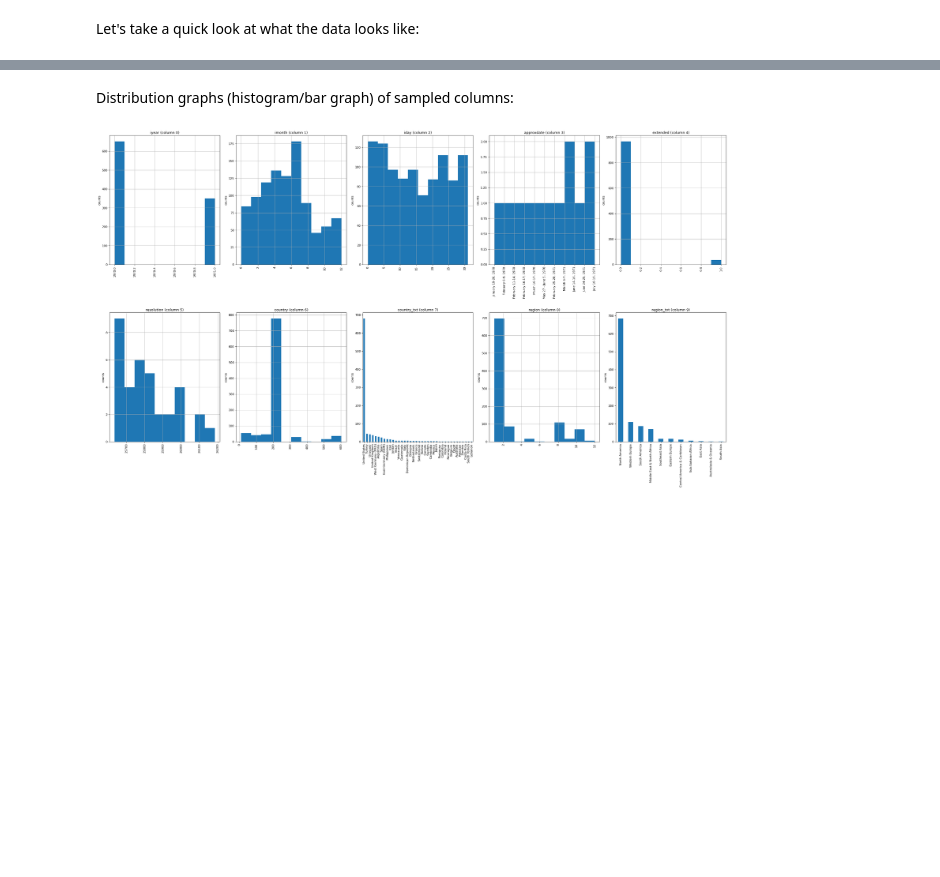
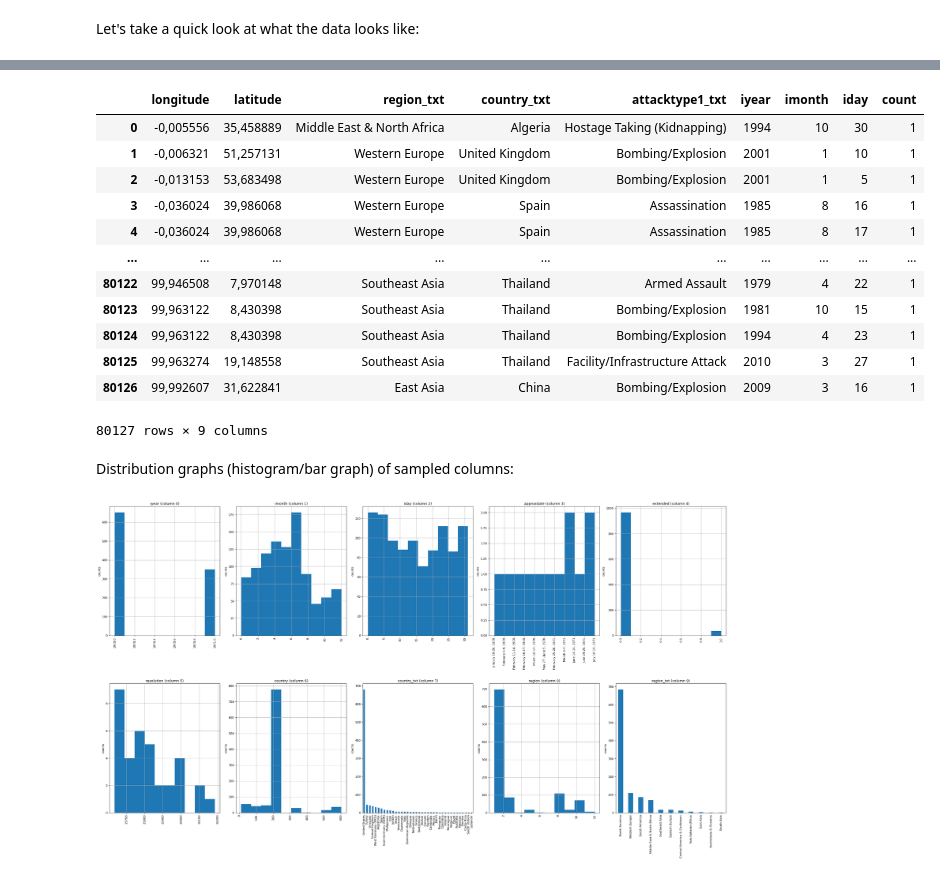
Before and after one commit to adam-petro/globalTerrorismVisualization, a Jupyter notebook: exploratory analysis and data cleaning.ipynb, the cells around one changed output, grey strips where cells are left out. Drawn from its saved outputs; the diff is of its cells as text; code cells hidden in the pictures; blank space fills up the shorter version.

```diff
--- a/exploratory analysis and data cleaning.ipynb
+++ b/exploratory analysis and data cleaning.ipynb
@@ -105,3 +110,19 @@ df1.head(5)
+# %%
+df1.groupby(['longitude','latitude','region_txt','country_txt','attacktype1_txt','iyear','imonth','iday']).size().to_frame(name="count").reset_index()
+# %% [output]
+|  | longitude | latitude | region_txt | country_txt | attacktype1_txt | iyear | imonth | iday | count |
+| 0 | -0,005556 | 35,458889 | Middle East & North Africa | Algeria | Hostage Taking (Kidnapping) | 1994 | 10 | 30 | 1 |
+| 1 | -0,006321 | 51,257131 | Western Europe | United Kingdom | Bombing/Explosion | 2001 | 1 | 10 | 1 |
+| 2 | -0,013153 | 53,683498 | Western Europe | United Kingdom | Bombing/Explosion | 2001 | 1 | 5 | 1 |
+| 3 | -0,036024 | 39,986068 | Western Europe | Spain | Assassination | 1985 | 8 | 16 | 1 |
+| 4 | -0,036024 | 39,986068 | Western Europe | Spain | Assassination | 1985 | 8 | 17 | 1 |
+| ... | ... | ... | ... | ... | ... | ... | ... | ... | ... |
+| 80122 | 99,946508 | 7,970148 | Southeast Asia | Thailand | Armed Assault | 1979 | 4 | 22 | 1 |
+| 80123 | 99,963122 | 8,430398 | Southeast Asia | Thailand | Bombing/Explosion | 1981 | 10 | 15 | 1 |
+| 80124 | 99,963122 | 8,430398 | Southeast Asia | Thailand | Bombing/Explosion | 1994 | 4 | 23 | 1 |
+| 80125 | 99,963274 | 19,148558 | Southeast Asia | Thailand | Facility/Infrastructure Attack | 2010 | 3 | 27 | 1 |
+| 80126 | 99,992607 | 31,622841 | East Asia | China | Bombing/Explosion | 2009 | 3 | 16 | 1 |
+80127 rows × 9 columns
 # %% [markdown]
 Distribution graphs (histogram/bar graph) of sampled columns:
 # %%
```
Also changed, not shown: parts of 3 cells of this notebook, 1 other file.
